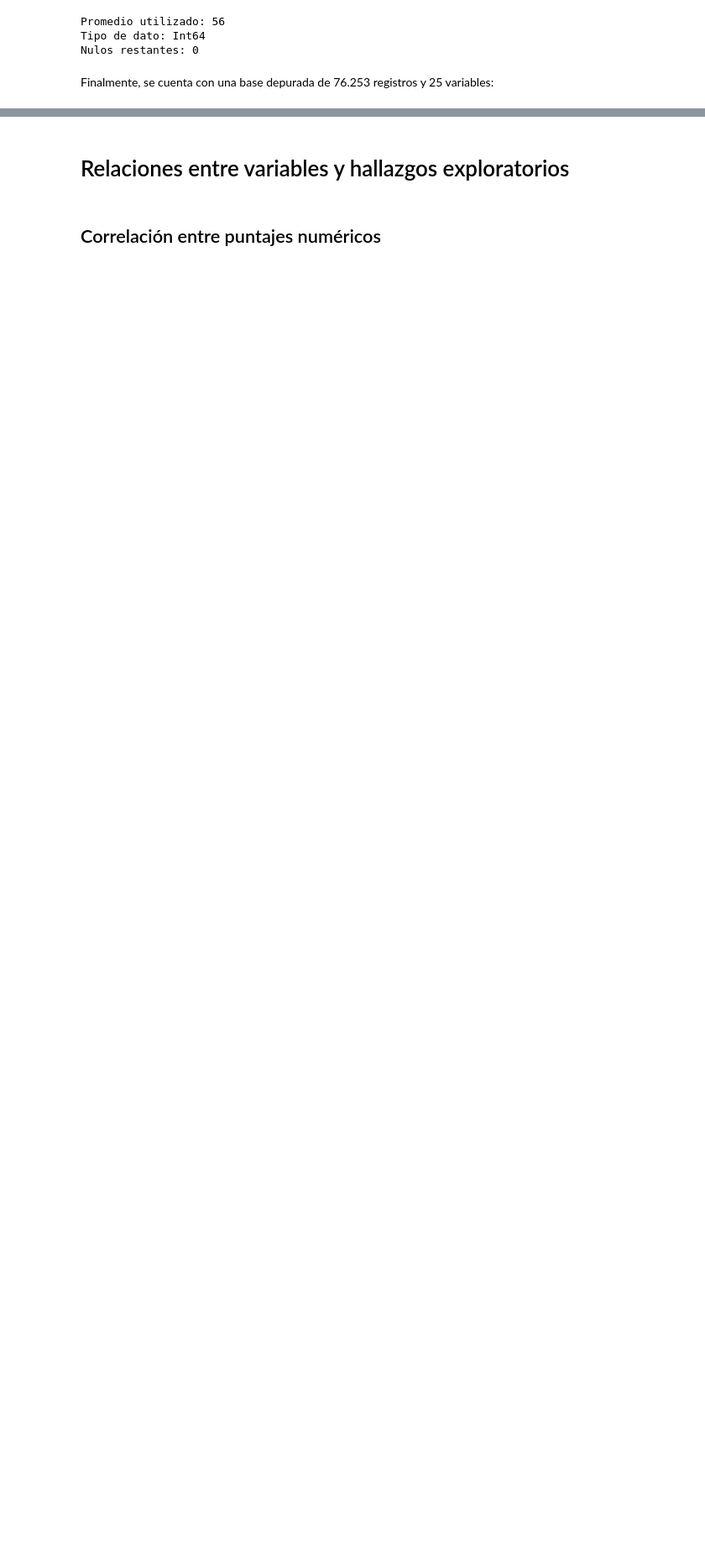
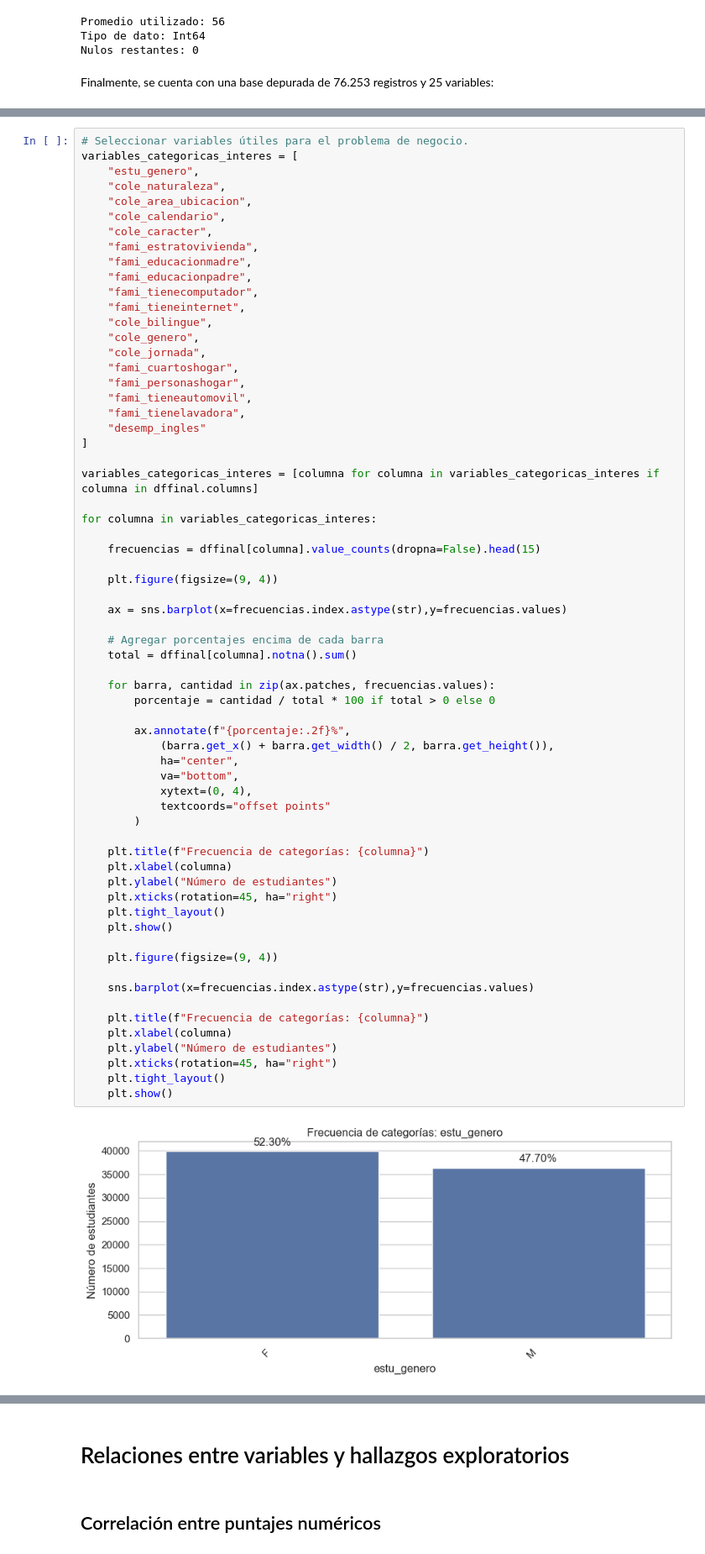
Before and after one commit to kcaicedor/despliegue_icfes, a Jupyter notebook: icfes.ipynb, the cells around one changed output, grey strips where cells are left out. Shown at 84% size. Drawn from its saved outputs; the diff is of its cells as text; blank space fills up the shorter version.

```diff
--- a/icfes.ipynb
+++ b/icfes.ipynb
@@ -692,0 +859,66 @@ memory usage: 5.9 MB
+# %%
+# Seleccionar variables útiles para el problema de negocio.
+variables_categoricas_interes = [
+    "estu_genero",
+    "cole_naturaleza",
+    "cole_area_ubicacion",
+    "cole_calendario",
+    "cole_caracter",
+    "fami_estratovivienda",
+    "fami_educacionmadre",
+    "fami_educacionpadre",
+    "fami_tienecomputador",
+    "fami_tieneinternet",
+    "cole_bilingue",
+    "cole_genero",
+    "cole_jornada",
+    "fami_cuartoshogar",
+    "fami_personashogar",
+    "fami_tieneautomovil",
+    "fami_tienelavadora",
+    "desemp_ingles"
+]
+
+variables_categoricas_interes = [columna for columna in variables_categoricas_interes if columna in dffinal.columns]
+
+for columna in variables_categoricas_interes:
+
+    frecuencias = dffinal[columna].value_counts(dropna=False).head(15)
+
+    plt.figure(figsize=(9, 4))
+
+    ax = sns.barplot(x=frecuencias.index.astype(str),y=frecuencias.values)
+
+    # Agregar porcentajes encima de cada barra
+    total = dffinal[columna].notna().sum()
+
+    for barra, cantidad in zip(ax.patches, frecuencias.values):
+        porcentaje = cantidad / total * 100 if total > 0 else 0
+
+        ax.annotate(f"{porcentaje:.2f}%",
+            (barra.get_x() + barra.get_width() / 2, barra.get_height()),
+            ha="center",
+            va="bottom",
+            xytext=(0, 4),
+            textcoords="offset points"
+        )
+
+    plt.title(f"Frecuencia de categorías: {columna}")
+    plt.xlabel(columna)
+    plt.ylabel("Número de estudiantes")
+    plt.xticks(rotation=45, ha="right")
+    plt.tight_layout()
+    plt.show()
+
+    plt.figure(figsize=(9, 4))
+
+    sns.barplot(x=frecuencias.index.astype(str),y=frecuencias.values)
+
+    plt.title(f"Frecuencia de categorías: {columna}")
+    plt.xlabel(columna)
+    plt.ylabel("Número de estudiantes")
+    plt.xticks(rotation=45, ha="right")
+    plt.tight_layout()
+    plt.show()
+# %% [output]
+[figure, added]
```
Also changed, not shown: parts of 28 cells of this notebook.
